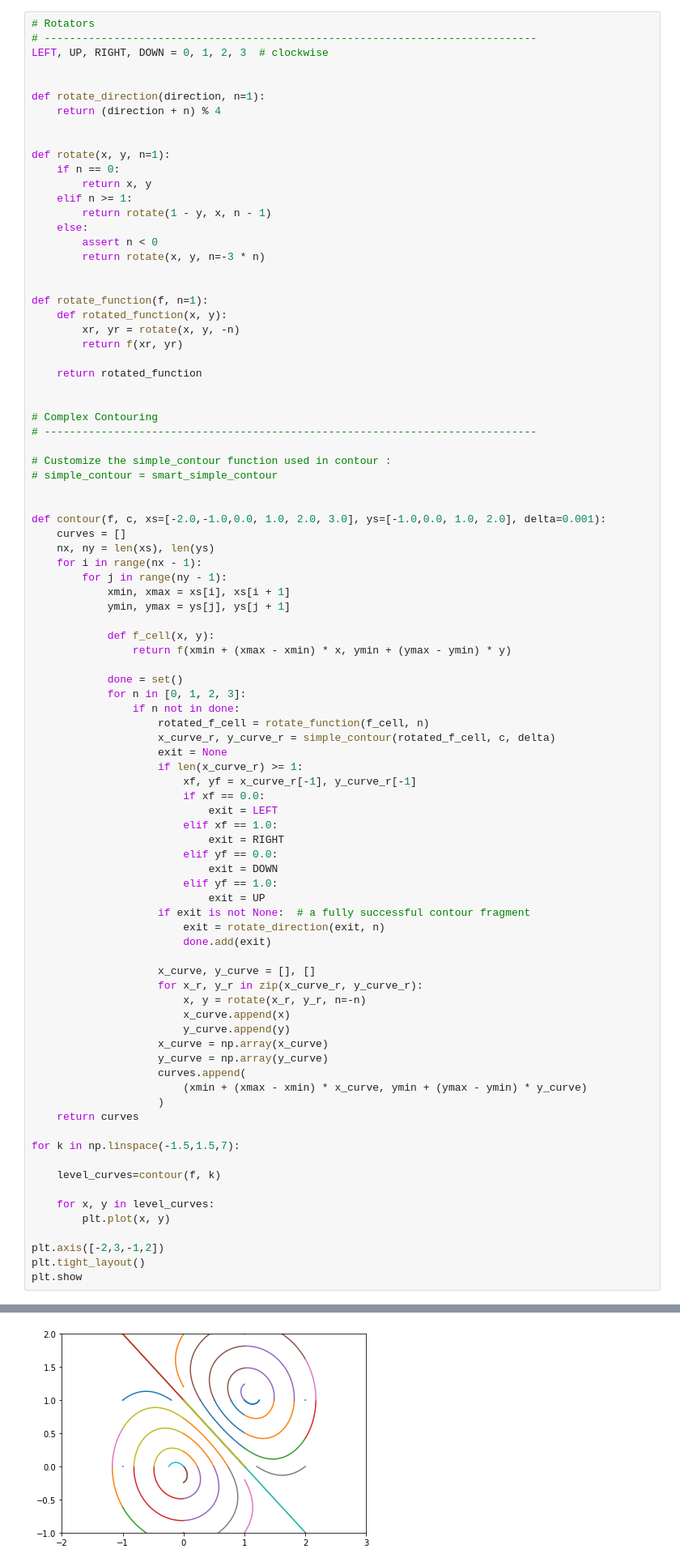
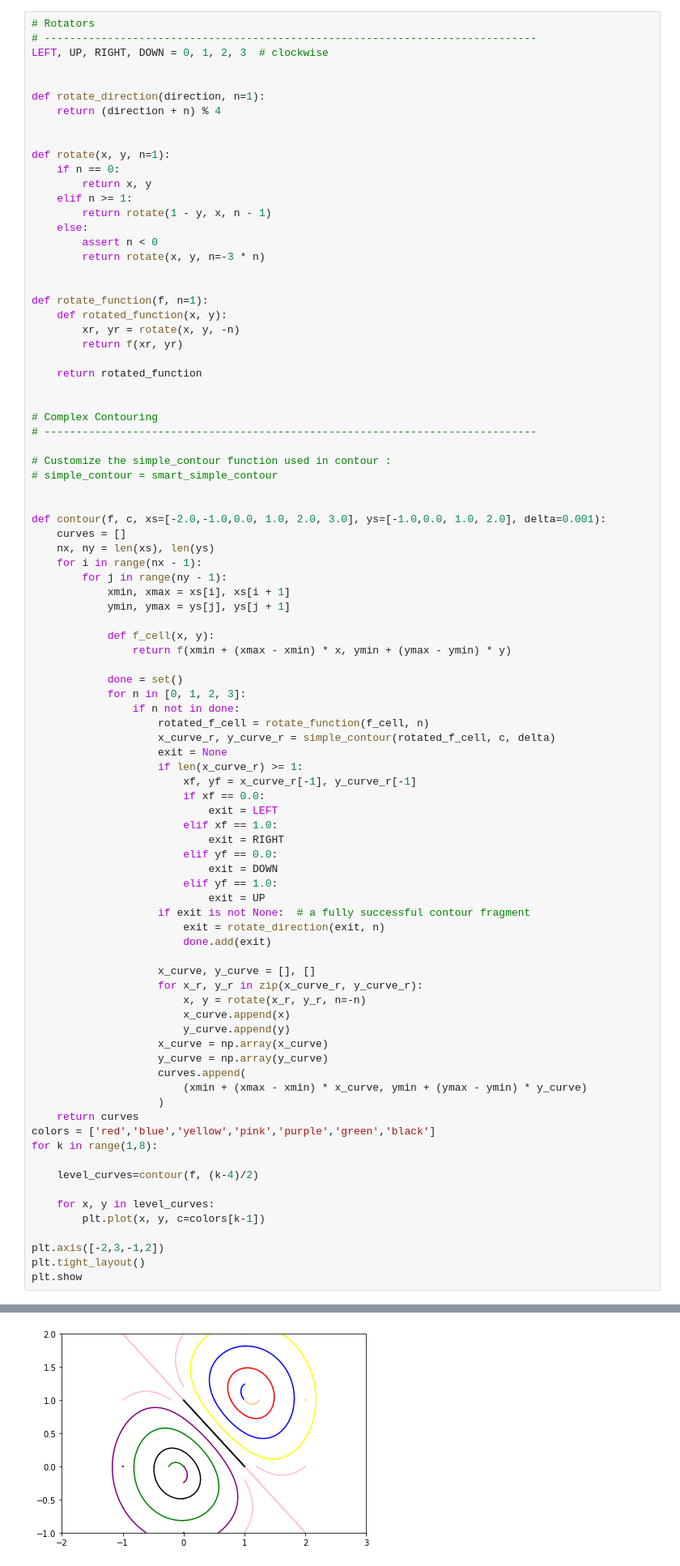
Before and after one commit to 19foliard/projetinfo, a Jupyter notebook: rendu_projo.ipynb, the cells around one changed output, grey strips where cells are left out. Shown at 81% size. Cells and saved outputs as stored; diff of their text form.

Commit message:
Amélioration des couleurs du rendu de contour

```diff
--- a/rendu_projo.ipynb
+++ b/rendu_projo.ipynb
@@ -202,35 +202,35 @@ def contour(f, c, xs=[-2.0,-1.0,0.0, 1.0, 2.0, 3.0], ys=[-1.0,0.0, 1.0, 2.0], de
                         elif xf == 1.0:
                             exit = RIGHT
                         elif yf == 0.0:
                             exit = DOWN
                         elif yf == 1.0:
                             exit = UP
                     if exit is not None:  # a fully successful contour fragment
                         exit = rotate_direction(exit, n)
                         done.add(exit)
 
                     x_curve, y_curve = [], []
                     for x_r, y_r in zip(x_curve_r, y_curve_r):
                         x, y = rotate(x_r, y_r, n=-n)
                         x_curve.append(x)
                         y_curve.append(y)
                     x_curve = np.array(x_curve)
                     y_curve = np.array(y_curve)
                     curves.append(
                         (xmin + (xmax - xmin) * x_curve, ymin + (ymax - ymin) * y_curve)
                     )
     return curves
+colors = ['red','blue','yellow','pink','purple','green','black']
+for k in range(1,8):
 
-for k in np.linspace(-1.5,1.5,7):
-
-    level_curves=contour(f, k)
+    level_curves=contour(f, (k-4)/2)
 
     for x, y in level_curves:
-        plt.plot(x, y)
+        plt.plot(x, y, c=colors[k-1])
 
 plt.axis([-2,3,-1,2])
 plt.tight_layout()
 plt.show
 # %% [output]
 <function matplotlib.pyplot.show(*args, **kw)>
-[figure, old version]
+[figure, new version]
```
